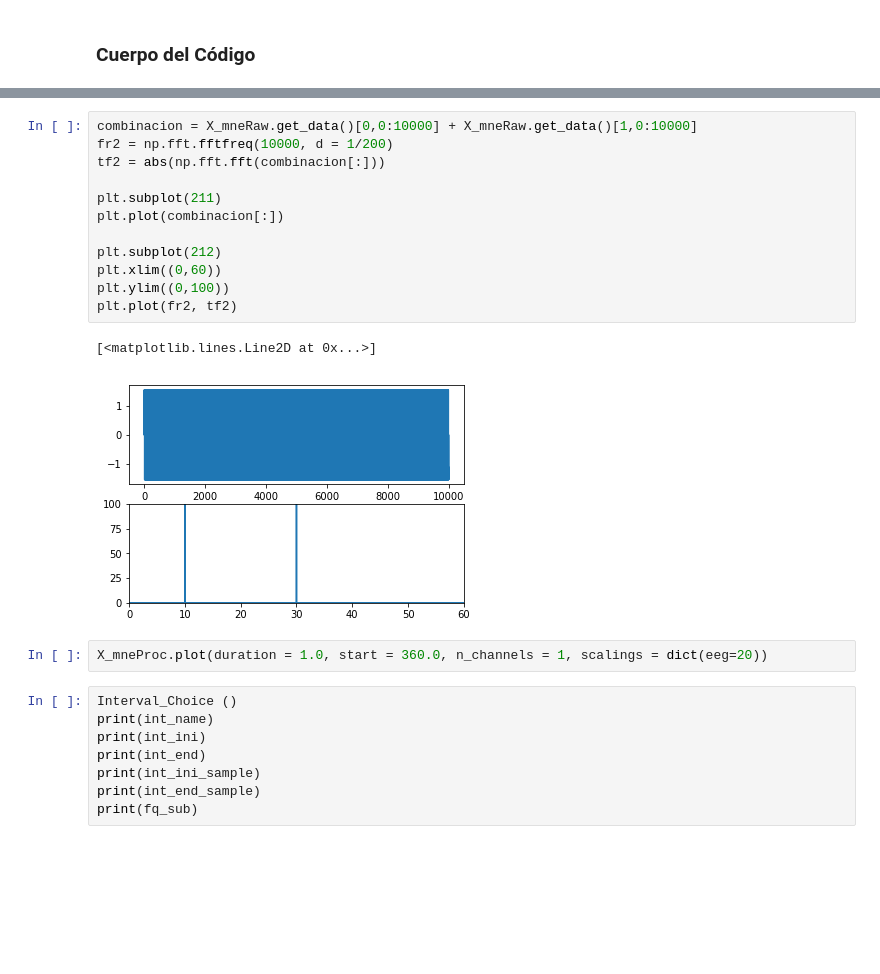
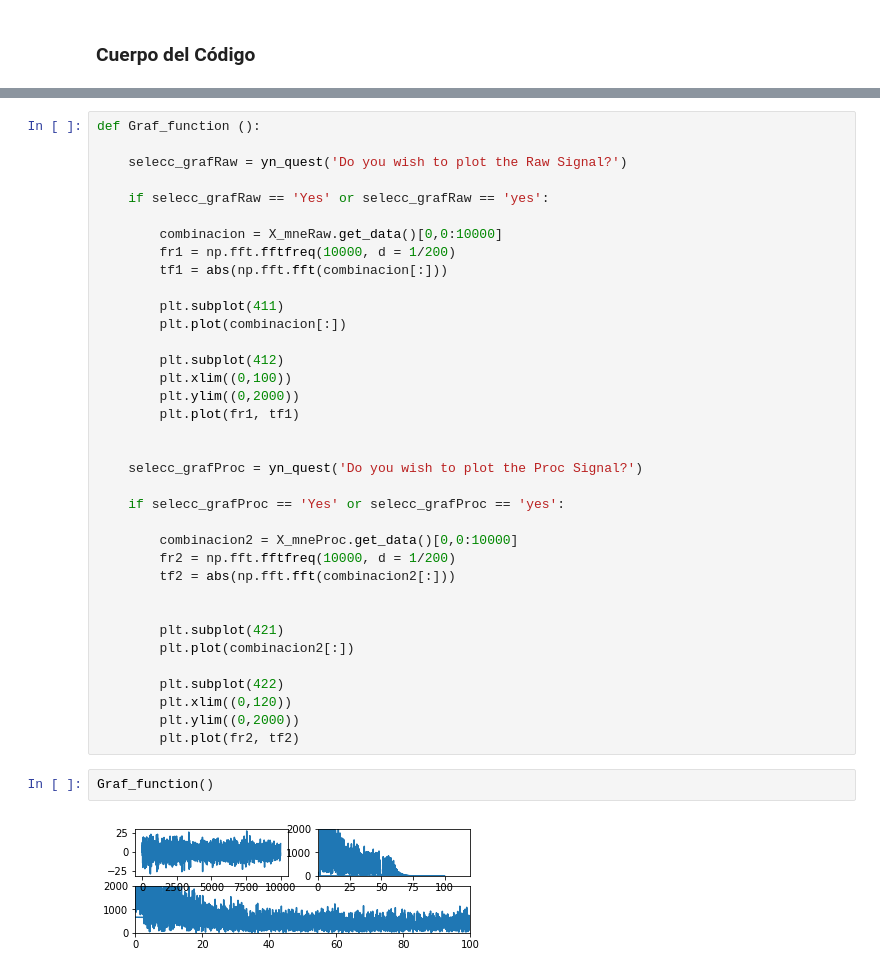
Before and after one commit to lopezjuanma96/PiDJm, a Jupyter notebook: ProcEEGingV.ipynb, the cells around one changed output, grey strips where cells are left out. Cells and saved outputs as stored; diff of their text form; blank space fills up the shorter version.

```diff
--- a/ProcEEGingV.ipynb
+++ b/ProcEEGingV.ipynb
@@ -554,25 +570,40 @@ plt.plot(fr1, tf1)
 # %%
-combinacion = X_mneRaw.get_data()[0,0:10000] + X_mneRaw.get_data()[1,0:10000]
-fr2 = np.fft.fftfreq(10000, d = 1/200)
-tf2 = abs(np.fft.fft(combinacion[:]))
+def Graf_function ():
 
-plt.subplot(211)
-plt.plot(combinacion[:])
+    selecc_grafRaw = yn_quest('Do you wish to plot the Raw Signal?')
 
-plt.subplot(212)
-plt.xlim((0,60))
-plt.ylim((0,100))
-plt.plot(fr2, tf2)
+    if selecc_grafRaw == 'Yes' or selecc_grafRaw == 'yes':
+
+        combinacion = X_mneRaw.get_data()[0,0:10000]
+        fr1 = np.fft.fftfreq(10000, d = 1/200)
+        tf1 = abs(np.fft.fft(combinacion[:]))
+
+        plt.subplot(411)
+        plt.plot(combinacion[:])
+
+        plt.subplot(412)
+        plt.xlim((0,100))
+        plt.ylim((0,2000))
+        plt.plot(fr1, tf1)
+
+
+    selecc_grafProc = yn_quest('Do you wish to plot the Proc Signal?')
+
+    if selecc_grafProc == 'Yes' or selecc_grafProc == 'yes':
+
+        combinacion2 = X_mneProc.get_data()[0,0:10000]
+        fr2 = np.fft.fftfreq(10000, d = 1/200)
+        tf2 = abs(np.fft.fft(combinacion2[:]))
+
+
+        plt.subplot(421)
+        plt.plot(combinacion2[:])
+
+        plt.subplot(422)
+        plt.xlim((0,120))
+        plt.ylim((0,2000))
+        plt.plot(fr2, tf2)
-# %% [output]
-[<matplotlib.lines.Line2D at 0x...>]
-[figure, removed]
-# %%
-X_mneProc.plot(duration = 1.0, start = 360.0, n_channels = 1, scalings = dict(eeg=20))
-# %%
-Interval_Choice ()
-print(int_name)
-print(int_ini)
-print(int_end)
-print(int_ini_sample)
-print(int_end_sample)
-print(fq_sub)
+# %%
+Graf_function()
+# %% [output]
+[figure, added]
```
Also changed, not shown: parts of 9 cells of this notebook.
